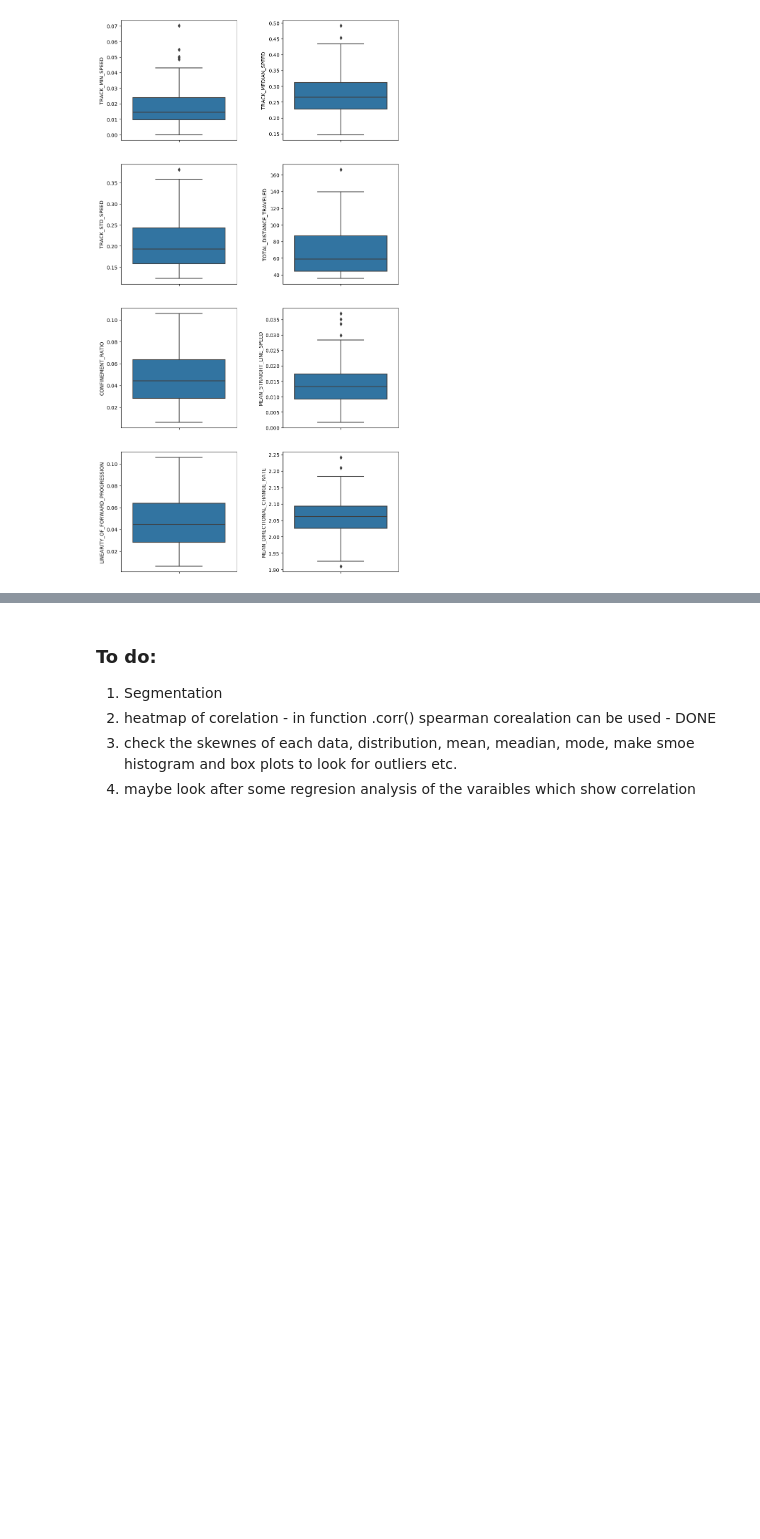
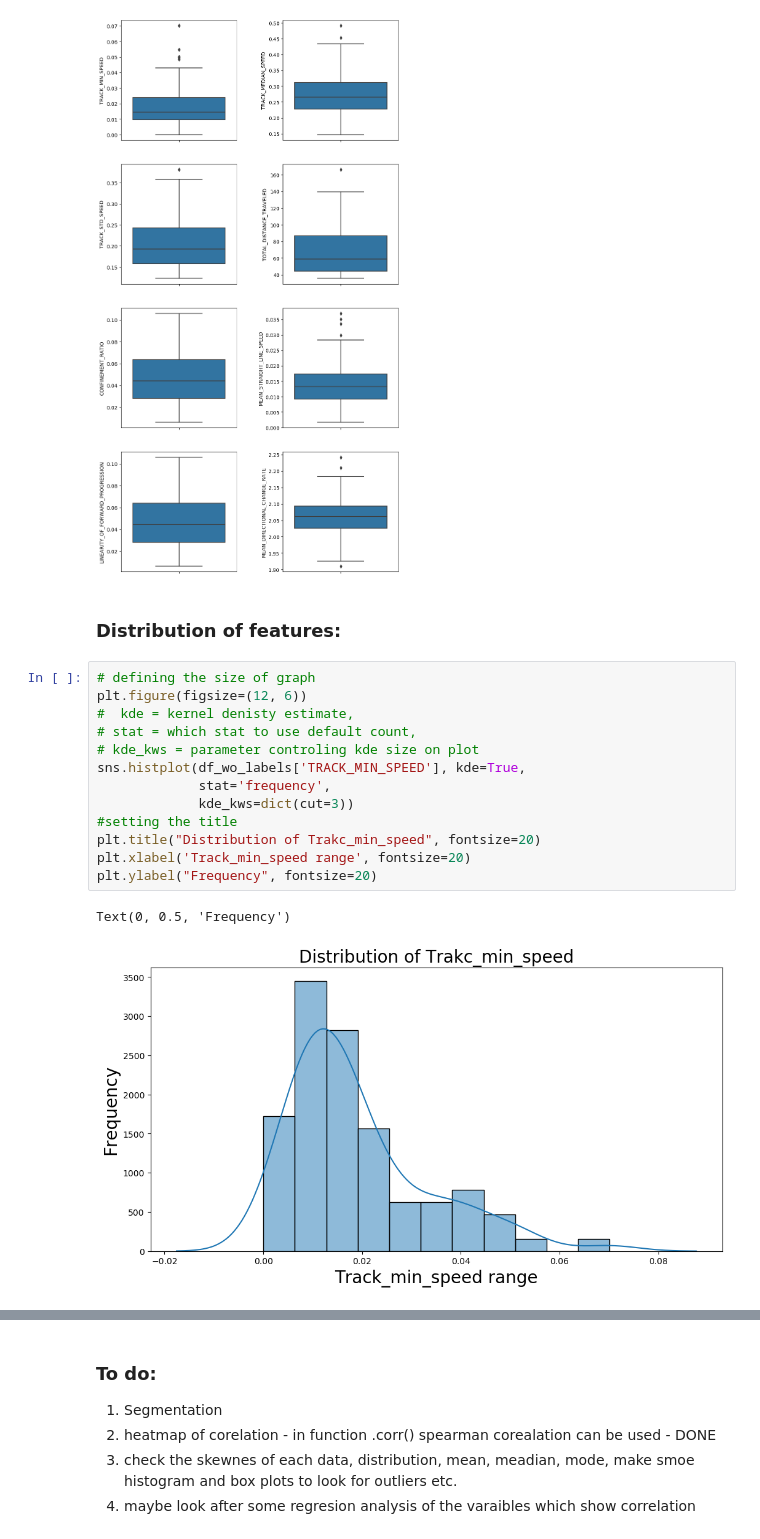
Before and after one commit to GentlemanFrog/Trajectory_clustering, a Jupyter notebook: Trajectory_analysis.ipynb, the cells around one changed output, grey strips where cells are left out. Drawn from its saved outputs; the diff is of its cells as text; blank space fills up the shorter version.

Commit message:
Added histograms of distribution
Added histogram of distribution for all featrures which will be furthere analysed.

```diff
--- a/Trajectory_analysis.ipynb
+++ b/Trajectory_analysis.ipynb
@@ -214,3 +214,21 @@ plt.subplots_adjust(wspace=0.4)
 plt.show()
 # %% [output]
 [figure]
+# %% [markdown]
+### Distribution of features:
+# %%
+# defining the size of graph
+plt.figure(figsize=(12, 6))
+#  kde = kernel denisty estimate,
+# stat = which stat to use default count,
+# kde_kws = parameter controling kde size on plot
+sns.histplot(df_wo_labels['TRACK_MIN_SPEED'], kde=True,
+             stat='frequency',
+             kde_kws=dict(cut=3))
+#setting the title
+plt.title("Distribution of Trakc_min_speed", fontsize=20)
+plt.xlabel('Track_min_speed range', fontsize=20)
+plt.ylabel("Frequency", fontsize=20)
+# %% [output]
+Text(0, 0.5, 'Frequency')
+[figure, added]
```
Also changed, not shown: parts of 7 cells of this notebook.
